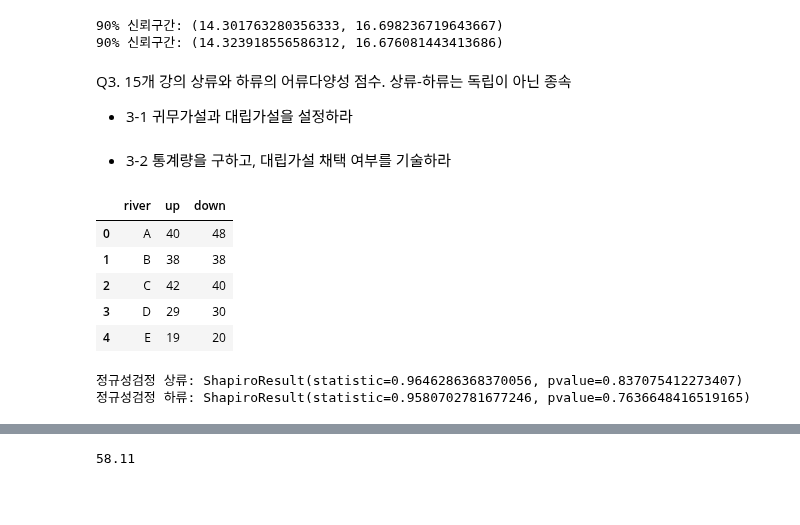
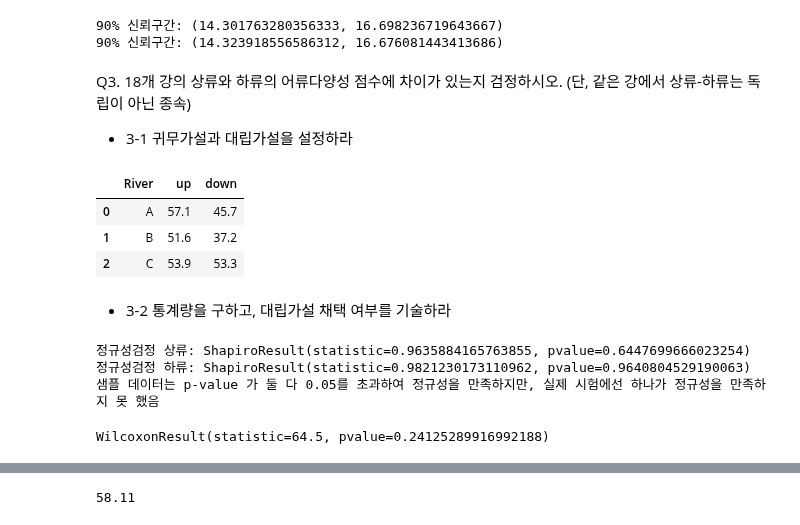
Before and after one commit to johyunkang/adp_certificate, a Jupyter notebook: adp_stats_quiz.ipynb, the cells around one changed output, grey strips where cells are left out. Saved outputs shown, nothing was run; the diff lists cells and outputs as text; code cells hidden in the pictures; blank space fills up the shorter version.

```diff
--- a/adp_stats_quiz.ipynb
+++ b/adp_stats_quiz.ipynb
@@ -93,11 +94,19 @@ print('90% 신뢰구간:', confidence_level_90_n)
 90% 신뢰구간: (14.301763280356333, 16.698236719643667)
 90% 신뢰구간: (14.323918556586312, 16.676081443413686)
 # %% [markdown]
-Q3. 15개 강의 상류와 하류의 어류다양성 점수. 상류-하류는 독립이 아닌 종속
+Q3. 18개 강의 상류와 하류의 어류다양성 점수에 차이가 있는지 검정하시오. (단, 같은 강에서 상류-하류는 독립이 아닌 종속)
 - 3-1 귀무가설과 대립가설을 설정하라
 # %%
 # 귀무가설 : 강의 상류와 하류간 어류 다양성 점수는 상관 없다.
 # 대립가설 : 강의 상류와 하류간 어류 다양성 점수는 상관이 없지 않다.
+
+df= pd.read_csv('https://raw.githubusercontent.com/Datamanim/datarepo/main/adp/27/river.csv')
+df.head(3)
+# %% [output]
+|  | River | up | down |
+| 0 | A | 57.1 | 45.7 |
+| 1 | B | 51.6 | 37.2 |
+| 2 | C | 53.9 | 53.3 |
 # %% [markdown]
 - 3-2 통계량을 구하고, 대립가설 채택 여부를 기술하라
 # %%
@@ -108,15 +117,11 @@ Q3. 15개 강의 상류와 하류의 어류다양성 점수. 상류-하류는
 from scipy import stats
 import pandas as pd
 
-river = ['A', 'B', 'C', 'D', 'E', 'F', 'G', 'H', 'I', 'J']
-up = [40, 38, 42, 29, 19, 27, 37, 47, 57, 56]
-down = [48, 38, 40, 30, 20, 26, 35, 48, 55, 56]
-
-df = pd.DataFrame({'river':river, 'up':up, 'down':down})
-display(df.head())
 
 # 먼저 상류와 하류 데이터에 대한 각각의 정규성 검정을 수행
 # 표본의 수가 적으니 비모수 검정 해야 하나?
+# shapiro 의 귀무가설은 정규분포를 따른다.
+# 대립은 정규분포를 따르지 않는다. p값이 0.05 보다 크면 귀무가설 따름
 print('정규성검정 상류:', stats.shapiro(df.up))
 print('정규성검정 하류:', stats.shapiro(df.down))
 print('샘플 데이터는 p-value 가 둘 다 0.05를 초과하여 정규성을 만족하지만, 실제 시험에선 하나가 정규성을 만족하지 못 했음')
@@ -128,11 +133,7 @@ stats.wilcoxon(df.up, df.down)
 # 수행결과 p-value 가 0.05 미만으로 나와 귀무가설을 기각
 # 즉, 상-하류간 어류 다양성 점수에 유의미한 차이가 있었다.
 # %% [output]
-|  | river | up | down |
-| 0 | A | 40 | 48 |
-| 1 | B | 38 | 38 |
-| 2 | C | 42 | 40 |
-| 3 | D | 29 | 30 |
-| 4 | E | 19 | 20 |
-정규성검정 상류: ShapiroResult(statistic=0.9646286368370056, pvalue=0.837075412273407)
-정규성검정 하류: ShapiroResult(statistic=0.9580702781677246, pvalue=0.7636648416519165)
+정규성검정 상류: ShapiroResult(statistic=0.9635884165763855, pvalue=0.6447699666023254)
+정규성검정 하류: ShapiroResult(statistic=0.9821230173110962, pvalue=0.9640804529190063)
+샘플 데이터는 p-value 가 둘 다 0.05를 초과하여 정규성을 만족하지만, 실제 시험에선 하나가 정규성을 만족하지 못 했음
+WilcoxonResult(statistic=64.5, pvalue=0.24125289916992188)
```
Also changed, not shown: parts of 15 cells of this notebook.
